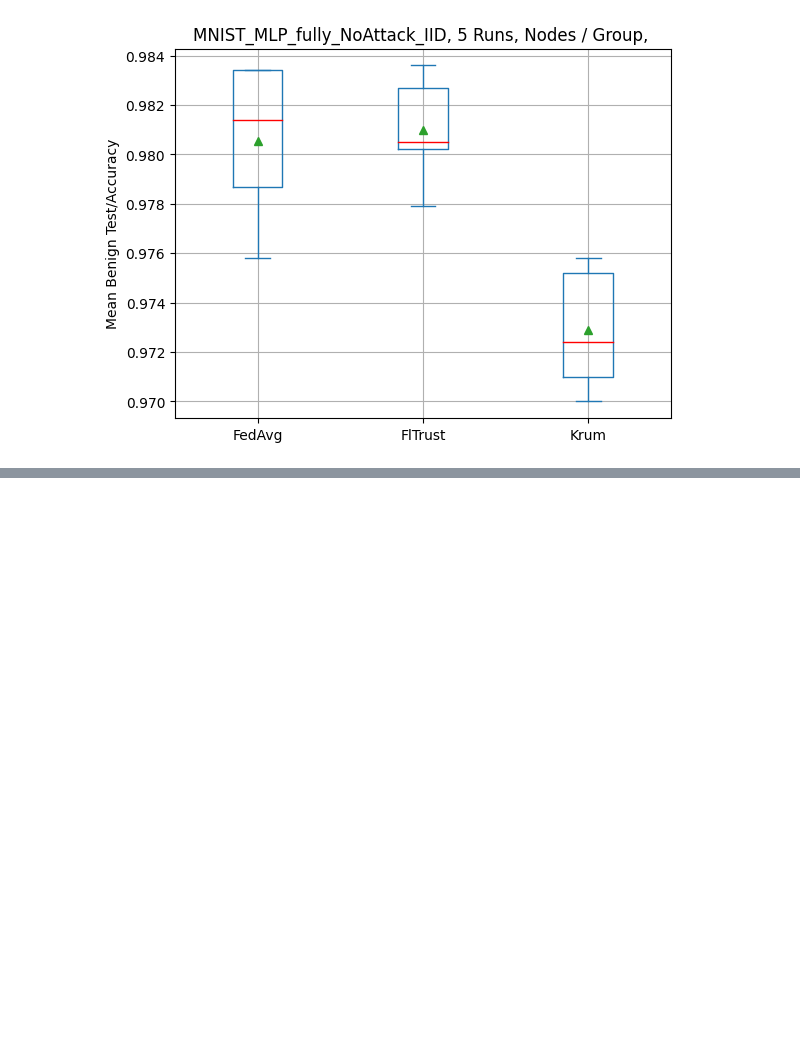
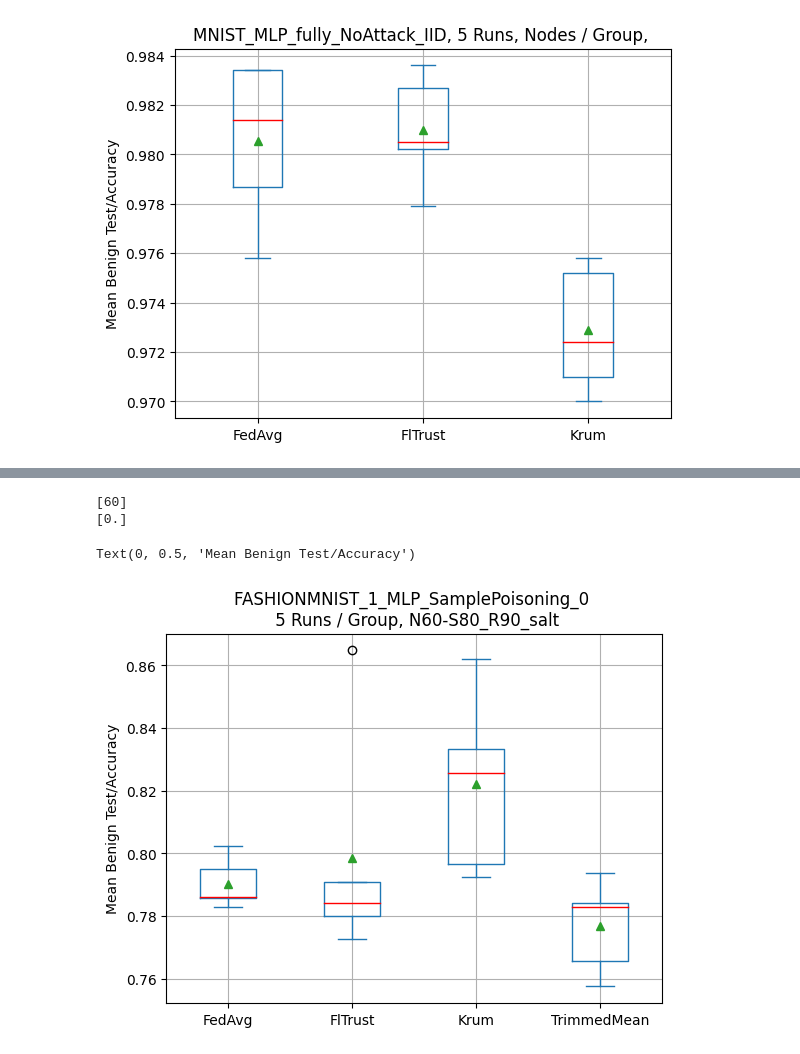
Before and after one commit to janousy/fedstellar-sync, a Jupyter notebook: fedstellar/evaluation/analysis.ipynb, the cells around one changed output, grey strips where cells are left out. Drawn from its saved outputs; the diff is of its cells as text; code cells hidden in the pictures; blank space fills up the shorter version.

```diff
--- a/fedstellar/evaluation/analysis.ipynb
+++ b/fedstellar/evaluation/analysis.ipynb
@@ -40,0 +41,16 @@ Text(0, 0.5, 'Mean Benign Test/Accuracy')
+# %%
+data_path = "wandb_export_2023-05-10_samplepoison.csv"
+sample_poison = pd.read_csv(data_path)
+benign_sample_poison = sample_poison[sample_poison["adversarial_args.attacks"]=="No Attack"]
+# sanity testing
+print(benign_sample_poison["adversarial_args.poisoned_node_persent"].unique())
+print(benign_sample_poison["adversarial_args.poisoned_sample_persent"].unique())
+overview = pd.pivot_table(benign_sample_poison, index=["aggregator_args.algorithm", "Group"], values=["Test/Accuracy"], aggfunc = 'mean')
+compare = overview.unstack().transpose()
+plt = compare.plot.box(title = "FASHIONMNIST_1_MLP_SamplePoisoning_0 \n 5 Runs / Group, N60-S80_R90_salt", showmeans=True, grid=True, color=dict(medians='r'))
+plt.set_ylabel("Mean Benign Test/Accuracy")
+# %% [output]
+[60]
+[0.]
+Text(0, 0.5, 'Mean Benign Test/Accuracy')
+[figure, added]
```
Also changed, not shown: parts of 3 cells of this notebook, 15 other files.
